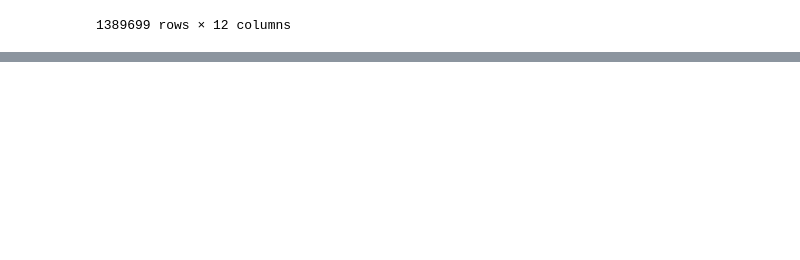
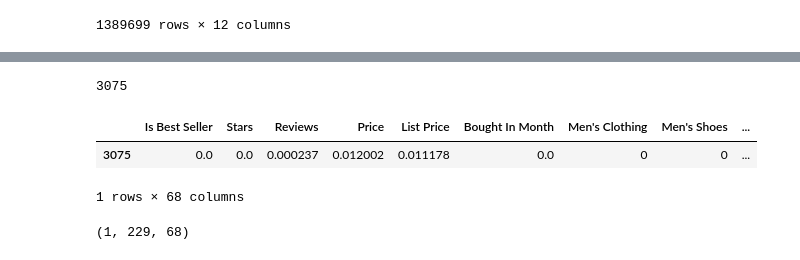
Before and after one commit to CUBoulder-DS/CSCI-5622, a Jupyter notebook: src/SVM.ipynb, the cells around one changed output, grey strips where cells are left out. Cells and saved outputs as stored; diff of their text form; code cells hidden in the pictures; blank space fills up the shorter version.

```diff
--- a/src/SVM.ipynb
+++ b/src/SVM.ipynb
@@ -70,0 +148,18 @@ dtype: object
+# %%
+rbf_params = {"kernel": ["rbf"], "C": [0.5, 1, 10, 100], "gamma": ["auto", "scale", 0.01, 0.001, 0.0001]}
+poly_params = {"kernel": ["poly"], "C": [0.5, 1, 10, 100], "degree": [2, 3, 4], "coef0": [0.5, 1, 5]}
+lin_params = {"kernel": ["linear"], "C": [0.5, 1, 10, 100]}
+
+gs_rbf = GridSearchCV(estimator=SVC(random_state=42), param_grid=rbf_params, n_jobs=-1, scoring="balanced_accuracy")
+gs_poly = GridSearchCV(estimator=SVC(random_state=42), param_grid=poly_params, n_jobs=-1, scoring="balanced_accuracy")
+gs_lin = GridSearchCV(estimator=SVC(random_state=42), param_grid=lin_params, n_jobs=-1, scoring="balanced_accuracy")
+
+all_gs = [gs_rbf, gs_lin, gs_poly]
+results = pd.DataFrame()
+
+for gs in all_gs:
+    print(f"fitting {gs}")
+    gs.fit(X_train, y_train)
+    results = pd.concat([results, pd.DataFrame(gs.cv_results_)], ignore_index=True)
+
+results
@@ -70,0 +357,15 @@ dtype: object
+# %%
+(f[xname]- tstx[0]).abs().argsort().index[0]
+(f[xname]- tstx[0]).abs().idxmin()
+# %% [output]
+3075
+# %%
+f.iloc[(f[xname]- tstx[0]).abs().argsort()][:1]
+# %% [output]
+|  | Is Best Seller | Stars | Reviews | Price | List Price | Bought In Month | Men's Clothing | Men's Shoes | ... |
+| 3075 | 0.0 | 0.0 | 0.000237 | 0.012002 | 0.011178 | 0.0 | 0 | 0 | ... |
+1 rows × 68 columns
+# %%
+np.append(, f.loc[list(map(lambda i: (f[xname]- i).abs().idxmin(), tstx)), :].to_numpy()[np.newaxis, ...], axis=0).shape
+# %% [output]
+(1, 229, 68)
```
Also changed, not shown: parts of 15 cells of this notebook, 21 other files.
